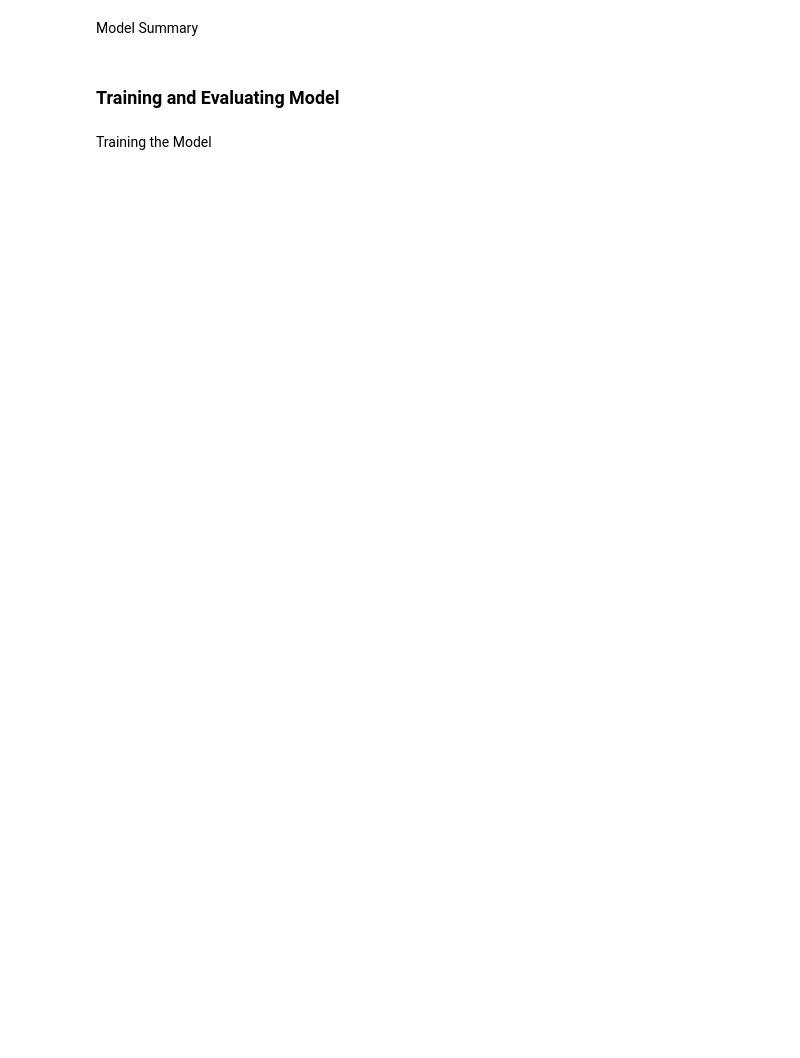
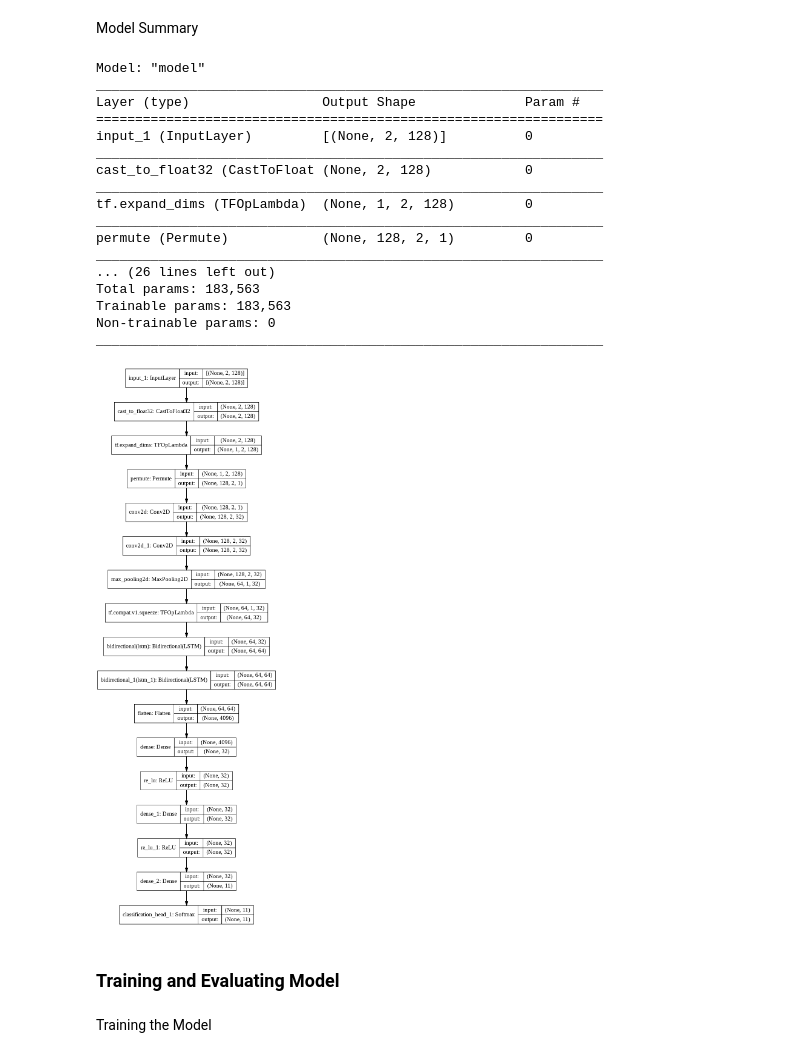
Before and after one commit to LiLee1/Thesis, a Jupyter notebook: AutoML_Models_for_Modulation_Classification.ipynb, the cells around one changed output. Drawn from its saved outputs; the diff is of its cells as text; code cells hidden in the pictures; blank space fills up the shorter version.

```diff
--- a/AutoML_Models_for_Modulation_Classification.ipynb
+++ b/AutoML_Models_for_Modulation_Classification.ipynb
@@ -201,8 +301,27 @@ Model Summary
 # %%
 RadioML_Model = RadioMLClassifier.export_model()
 RadioML_Model.summary()
 tf.keras.backend.clear_session()
-tf.keras.utils.plot_model(RadioML_Model, to_file='/content/drive/MyDrive/modulation recognition/chapter3/Models/RadioML_Model_CLDNN.png', show_shapes=True,show_layer_names=True)
+tf.keras.utils.plot_model(RadioML_Model, to_file='../Models/RadioML_Model_CLDNN.png', show_shapes=True,show_layer_names=True)
+# %% [output]
+Model: "model"
+_________________________________________________________________
+Layer (type)                 Output Shape              Param #
+=================================================================
+input_1 (InputLayer)         [(None, 2, 128)]          0
+_________________________________________________________________
+cast_to_float32 (CastToFloat (None, 2, 128)            0
+_________________________________________________________________
+tf.expand_dims (TFOpLambda)  (None, 1, 2, 128)         0
+_________________________________________________________________
+permute (Permute)            (None, 128, 2, 1)         0
+_________________________________________________________________
+... (26 lines left out)
+Total params: 183,563
+Trainable params: 183,563
+Non-trainable params: 0
+_________________________________________________________________
+[figure, added]
 # %% [markdown]
 ### Training and Evaluating Model
 # %% [markdown]
```
Also changed, not shown: parts of 34 cells of this notebook.
